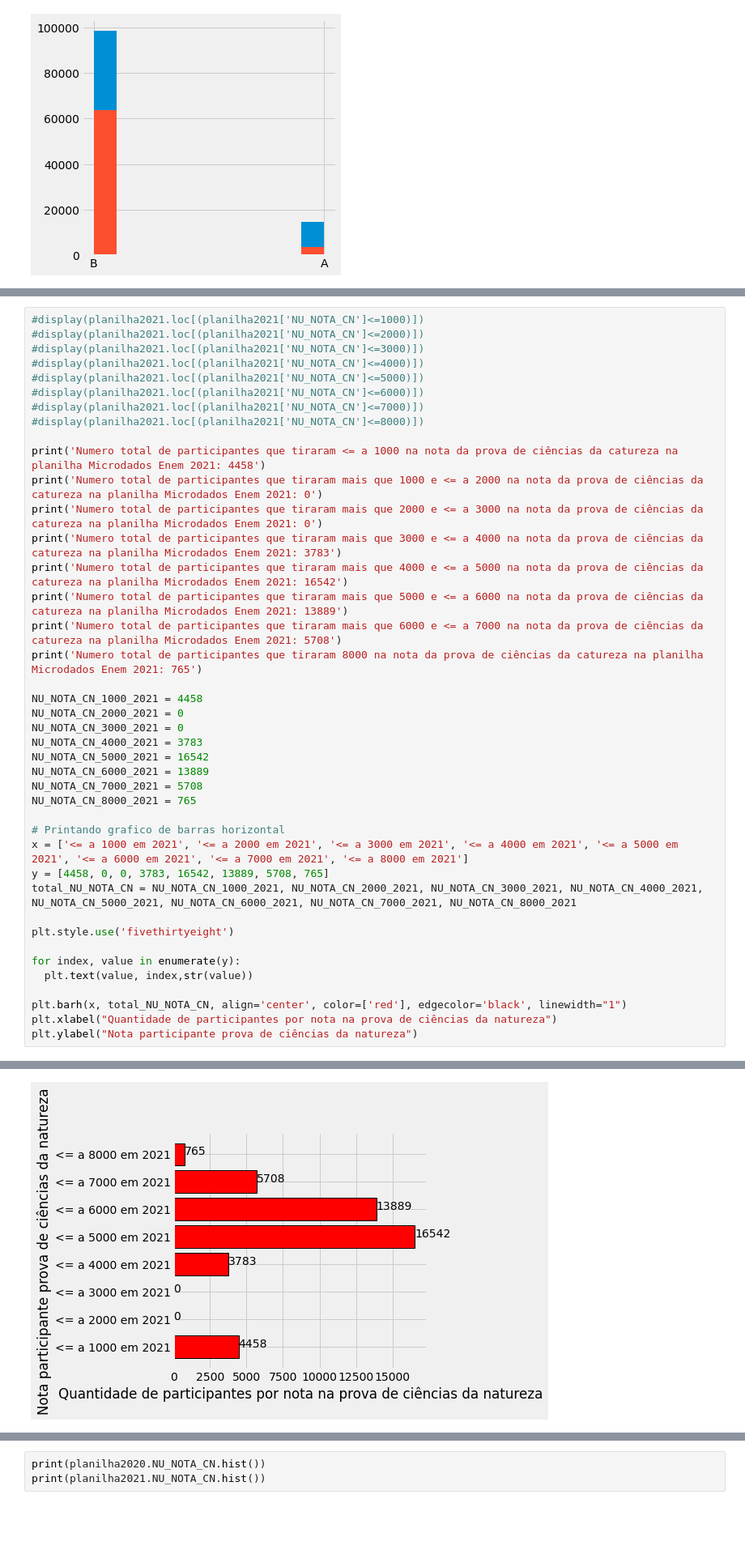
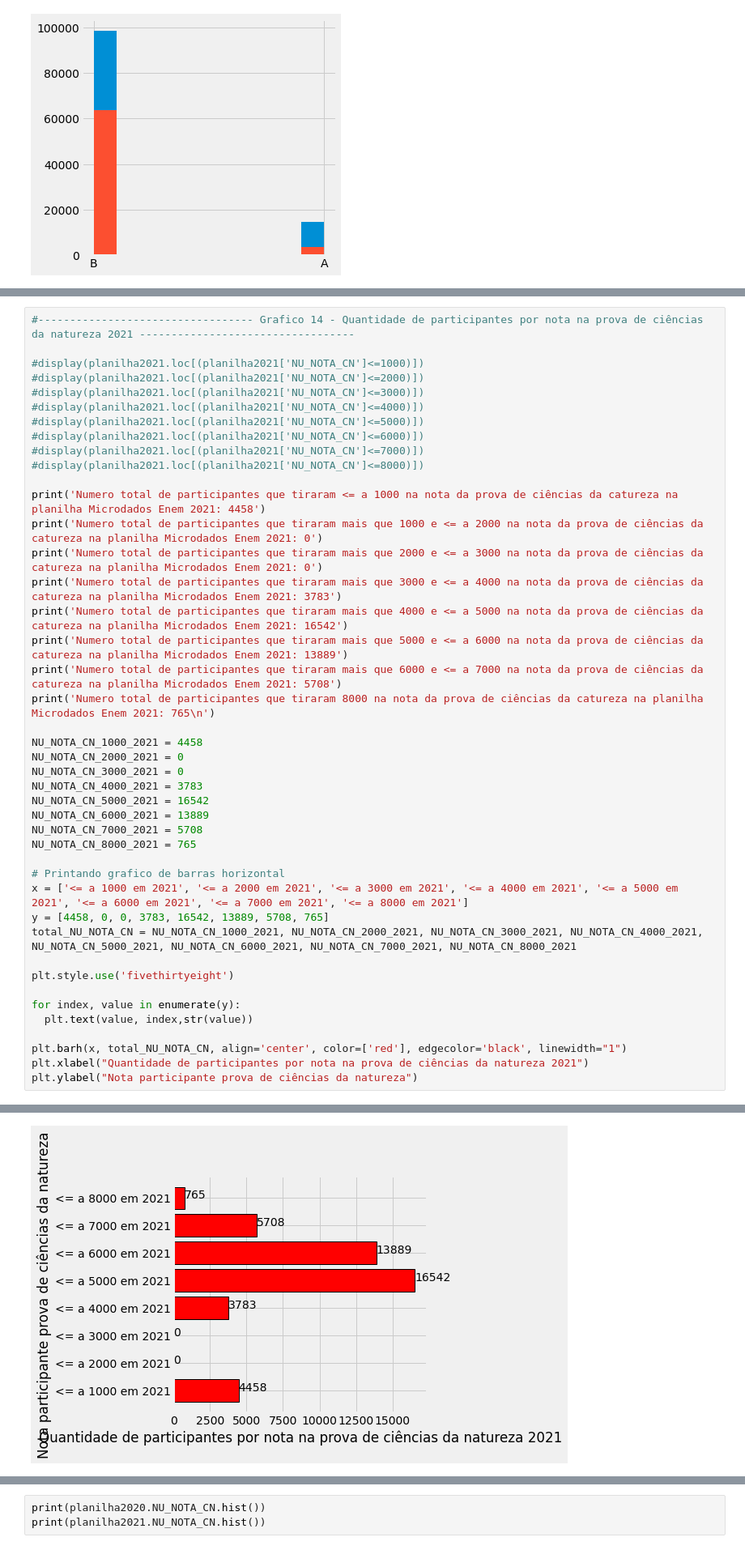
Before and after one commit to kingofrats04/Projeto_IA_DadosEnem, a Jupyter notebook: Graficos_IA.ipynb, the cells around one changed output, grey strips where cells are left out. Shown at 81% size. Cells and saved outputs as stored; diff of their text form; blank space fills up the shorter version.

```diff
--- a/Graficos_IA.ipynb
+++ b/Graficos_IA.ipynb
@@ -590,4 +826,6 @@ AxesSubplot(0.08,0.07;0.87x0.81)
 # %%
+#---------------------------------- Grafico 14 - Quantidade de participantes por nota na prova de ciências da natureza 2021 ----------------------------------
+
 #display(planilha2021.loc[(planilha2021['NU_NOTA_CN']<=1000)])
 #display(planilha2021.loc[(planilha2021['NU_NOTA_CN']<=2000)])
 #display(planilha2021.loc[(planilha2021['NU_NOTA_CN']<=3000)])
@@ -604,39 +842,39 @@ print('Numero total de participantes que tiraram mais que 3000 e <= a 4000 na no
 print('Numero total de participantes que tiraram mais que 4000 e <= a 5000 na nota da prova de ciências da catureza na planilha Microdados Enem 2021: 16542')
 print('Numero total de participantes que tiraram mais que 5000 e <= a 6000 na nota da prova de ciências da catureza na planilha Microdados Enem 2021: 13889')
 print('Numero total de participantes que tiraram mais que 6000 e <= a 7000 na nota da prova de ciências da catureza na planilha Microdados Enem 2021: 5708')
-print('Numero total de participantes que tiraram 8000 na nota da prova de ciências da catureza na planilha Microdados Enem 2021: 765')
+print('Numero total de participantes que tiraram 8000 na nota da prova de ciências da catureza na planilha Microdados Enem 2021: 765\n')
 
 NU_NOTA_CN_1000_2021 = 4458
 NU_NOTA_CN_2000_2021 = 0
 NU_NOTA_CN_3000_2021 = 0
 NU_NOTA_CN_4000_2021 = 3783
 NU_NOTA_CN_5000_2021 = 16542
 NU_NOTA_CN_6000_2021 = 13889
 NU_NOTA_CN_7000_2021 = 5708
 NU_NOTA_CN_8000_2021 = 765
 
 # Printando grafico de barras horizontal
 x = ['<= a 1000 em 2021', '<= a 2000 em 2021', '<= a 3000 em 2021', '<= a 4000 em 2021', '<= a 5000 em 2021', '<= a 6000 em 2021', '<= a 7000 em 2021', '<= a 8000 em 2021']
 y = [4458, 0, 0, 3783, 16542, 13889, 5708, 765]
 total_NU_NOTA_CN = NU_NOTA_CN_1000_2021, NU_NOTA_CN_2000_2021, NU_NOTA_CN_3000_2021, NU_NOTA_CN_4000_2021, NU_NOTA_CN_5000_2021, NU_NOTA_CN_6000_2021, NU_NOTA_CN_7000_2021, NU_NOTA_CN_8000_2021
 
 plt.style.use('fivethirtyeight')
 
 for index, value in enumerate(y):
   plt.text(value, index,str(value))
 
 plt.barh(x, total_NU_NOTA_CN, align='center', color=['red'], edgecolor='black', linewidth="1")
-plt.xlabel("Quantidade de participantes por nota na prova de ciências da natureza")
+plt.xlabel("Quantidade de participantes por nota na prova de ciências da natureza 2021")
 plt.ylabel("Nota participante prova de ciências da natureza")
 # %% [output]
 Numero total de participantes que tiraram <= a 1000 na nota da prova de ciências da catureza na planilha Microdados Enem 2021: 4458
 Numero total de participantes que tiraram mais que 1000 e <= a 2000 na nota da prova de ciências da catureza na planilha Microdados Enem 2021: 0
 Numero total de participantes que tiraram mais que 2000 e <= a 3000 na nota da prova de ciências da catureza na planilha Microdados Enem 2021: 0
 Numero total de participantes que tiraram mais que 3000 e <= a 4000 na nota da prova de ciências da catureza na planilha Microdados Enem 2021: 3783
 Numero total de participantes que tiraram mais que 4000 e <= a 5000 na nota da prova de ciências da catureza na planilha Microdados Enem 2021: 16542
 Numero total de participantes que tiraram mais que 5000 e <= a 6000 na nota da prova de ciências da catureza na planilha Microdados Enem 2021: 13889
 Numero total de participantes que tiraram mais que 6000 e <= a 7000 na nota da prova de ciências da catureza na planilha Microdados Enem 2021: 5708
 Numero total de participantes que tiraram 8000 na nota da prova de ciências da catureza na planilha Microdados Enem 2021: 765
 Text(0, 0.5, 'Nota participante prova de ciências da natureza')
-[figure, old version]
+[figure, new version]
 # %%
```
Also changed, not shown: parts of 10 cells of this notebook.
